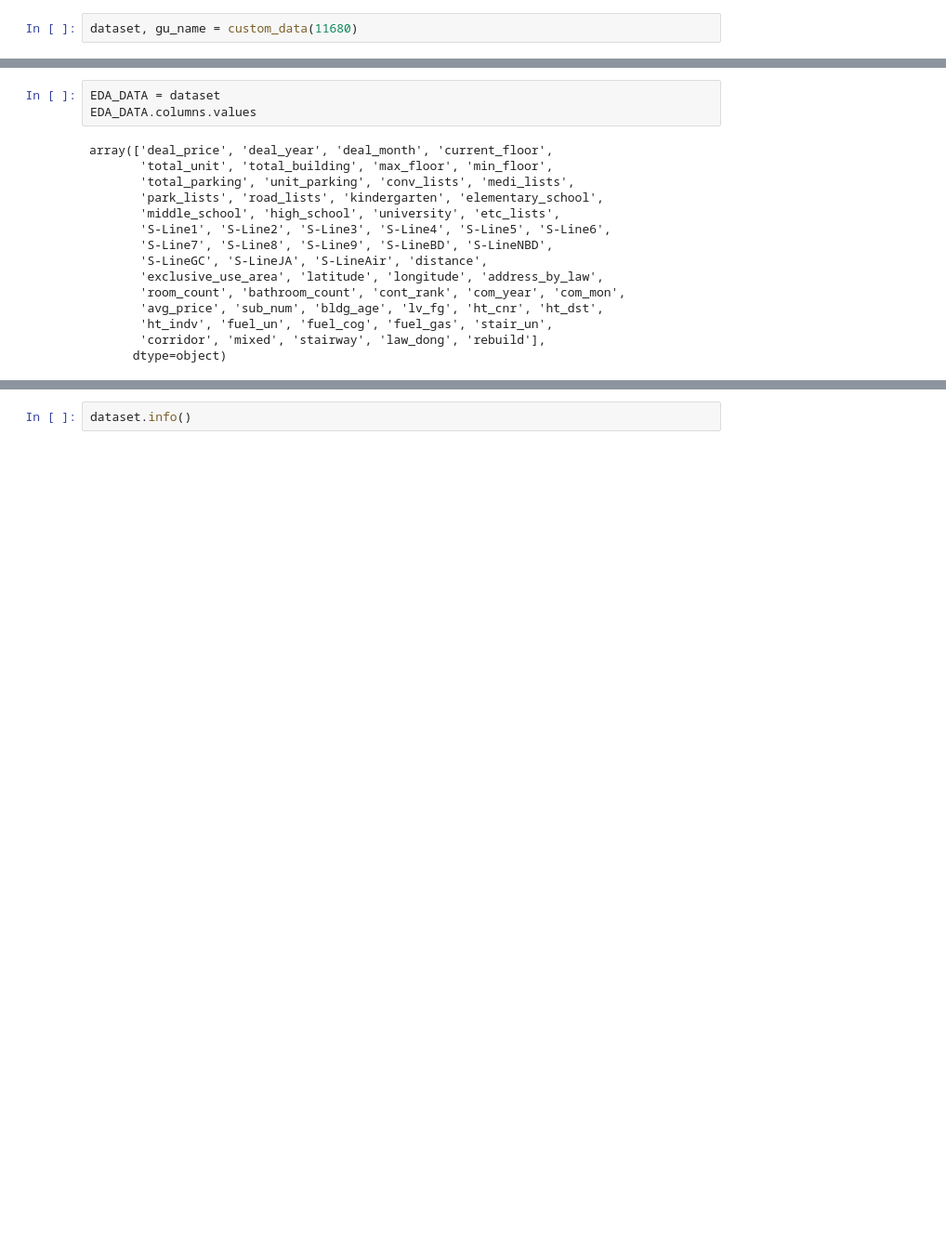
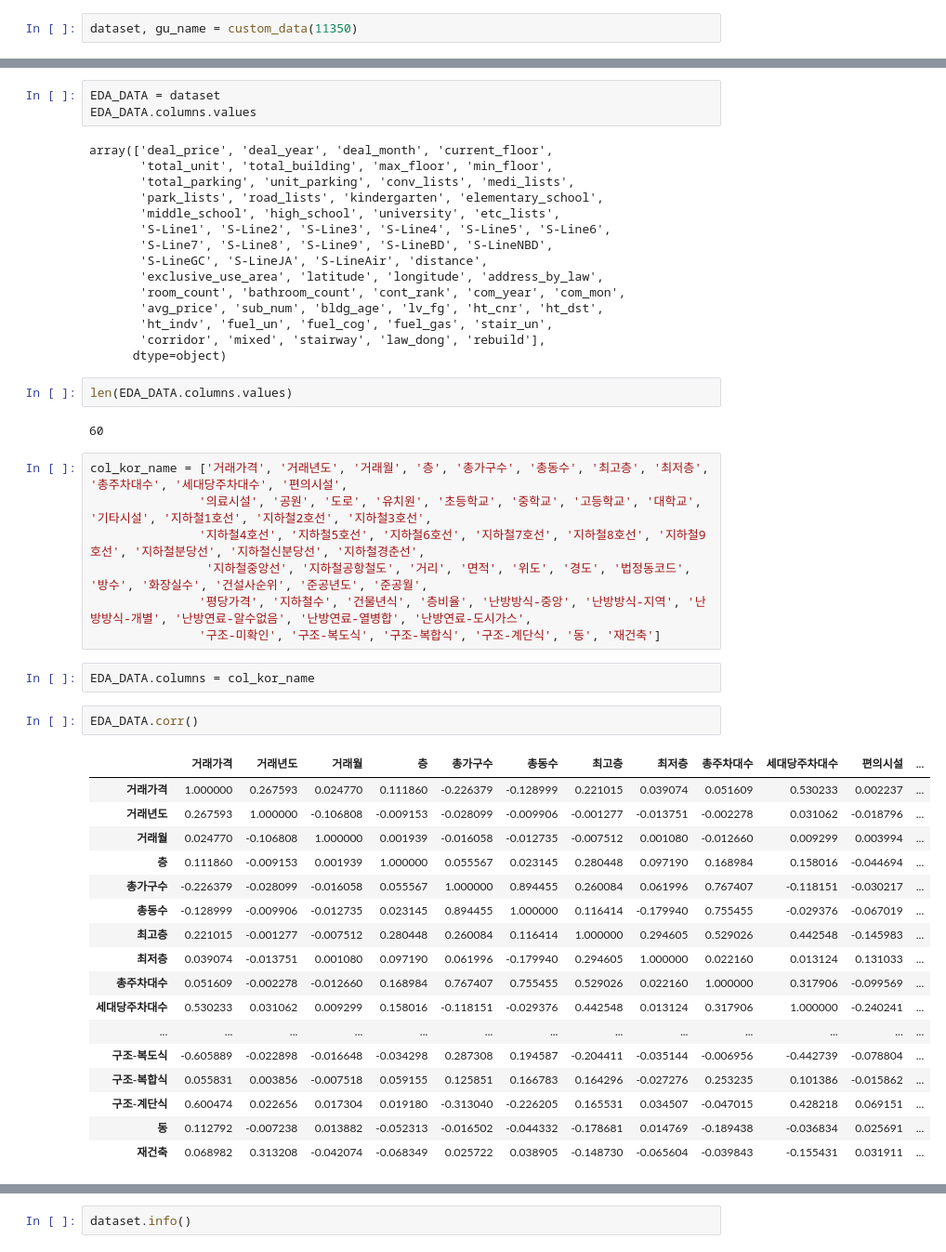
Before and after one commit to tax-k/KB_price_crawling, a Jupyter notebook: Change Feature & Model & EDA.ipynb, the cells around one changed output, grey strips where cells are left out. Shown at 93% size. Drawn from its saved outputs; the diff is of its cells as text; blank space fills up the shorter version.

Commit message:
Predict change Data

```diff
--- a/Change Feature & Model & EDA.ipynb
+++ b/Change Feature & Model & EDA.ipynb
@@ -143,7 +170,7 @@ def custom_data(code):
     else:
         return 0
 # %%
-dataset, gu_name = custom_data(11680)
+dataset, gu_name = custom_data(11350)
 # %% [output]
 start year: 2010
 end year: 2018
@@ -174,3 +201,36 @@ array(['deal_price', 'deal_year', 'deal_month', 'current_floor',
        'ht_indv', 'fuel_un', 'fuel_cog', 'fuel_gas', 'stair_un',
        'corridor', 'mixed', 'stairway', 'law_dong', 'rebuild'],
       dtype=object)
+# %%
+len(EDA_DATA.columns.values)
+# %% [output]
+60
+# %%
+col_kor_name = ['거래가격', '거래년도', '거래월', '층', '총가구수', '총동수', '최고층', '최저층', '총주차대수', '세대당주차대수', '편의시설',
+               '의료시설', '공원', '도로', '유치원', '초등학교', '중학교', '고등학교', '대학교', '기타시설', '지하철1호선', '지하철2호선', '지하철3호선',
+               '지하철4호선', '지하철5호선', '지하철6호선', '지하철7호선', '지하철8호선', '지하철9호선', '지하철분당선', '지하철신분당선', '지하철경춘선',
+                '지하철중앙선', '지하철공항철도', '거리', '면적', '위도', '경도', '법정동코드', '방수', '화장실수', '건설사순위', '준공년도', '준공월',
+               '평당가격', '지하철수', '건물년식', '층비율', '난방방식-중앙', '난방방식-지역', '난방방식-개별', '난방연료-알수없음', '난방연료-열병합', '난방연료-도시가스',
+               '구조-미확인', '구조-복도식', '구조-복합식', '구조-계단식', '동', '재건축']
+# %%
+EDA_DATA.columns = col_kor_name
+# %%
+EDA_DATA.corr()
+# %% [output]
+|  | 거래가격 | 거래년도 | 거래월 | 층 | 총가구수 | 총동수 | 최고층 | 최저층 | 총주차대수 | 세대당주차대수 | 편의시설 | ... |
+| 거래가격 | 1.000000 | 0.267593 | 0.024770 | 0.111860 | -0.226379 | -0.128999 | 0.221015 | 0.039074 | 0.051609 | 0.530233 | 0.002237 | ... |
+| 거래년도 | 0.267593 | 1.000000 | -0.106808 | -0.009153 | -0.028099 | -0.009906 | -0.001277 | -0.013751 | -0.002278 | 0.031062 | -0.018796 | ... |
+| 거래월 | 0.024770 | -0.106808 | 1.000000 | 0.001939 | -0.016058 | -0.012735 | -0.007512 | 0.001080 | -0.012660 | 0.009299 | 0.003994 | ... |
+| 층 | 0.111860 | -0.009153 | 0.001939 | 1.000000 | 0.055567 | 0.023145 | 0.280448 | 0.097190 | 0.168984 | 0.158016 | -0.044694 | ... |
+| 총가구수 | -0.226379 | -0.028099 | -0.016058 | 0.055567 | 1.000000 | 0.894455 | 0.260084 | 0.061996 | 0.767407 | -0.118151 | -0.030217 | ... |
+| 총동수 | -0.128999 | -0.009906 | -0.012735 | 0.023145 | 0.894455 | 1.000000 | 0.116414 | -0.179940 | 0.755455 | -0.029376 | -0.067019 | ... |
+| 최고층 | 0.221015 | -0.001277 | -0.007512 | 0.280448 | 0.260084 | 0.116414 | 1.000000 | 0.294605 | 0.529026 | 0.442548 | -0.145983 | ... |
+| 최저층 | 0.039074 | -0.013751 | 0.001080 | 0.097190 | 0.061996 | -0.179940 | 0.294605 | 1.000000 | 0.022160 | 0.013124 | 0.131033 | ... |
+| 총주차대수 | 0.051609 | -0.002278 | -0.012660 | 0.168984 | 0.767407 | 0.755455 | 0.529026 | 0.022160 | 1.000000 | 0.317906 | -0.099569 | ... |
+| 세대당주차대수 | 0.530233 | 0.031062 | 0.009299 | 0.158016 | -0.118151 | -0.029376 | 0.442548 | 0.013124 | 0.317906 | 1.000000 | -0.240241 | ... |
+| ... | ... | ... | ... | ... | ... | ... | ... | ... | ... | ... | ... | ... |
+| 구조-복도식 | -0.605889 | -0.022898 | -0.016648 | -0.034298 | 0.287308 | 0.194587 | -0.204411 | -0.035144 | -0.006956 | -0.442739 | -0.078804 | ... |
+| 구조-복합식 | 0.055831 | 0.003856 | -0.007518 | 0.059155 | 0.125851 | 0.166783 | 0.164296 | -0.027276 | 0.253235 | 0.101386 | -0.015862 | ... |
+| 구조-계단식 | 0.600474 | 0.022656 | 0.017304 | 0.019180 | -0.313040 | -0.226205 | 0.165531 | 0.034507 | -0.047015 | 0.428218 | 0.069151 | ... |
+| 동 | 0.112792 | -0.007238 | 0.013882 | -0.052313 | -0.016502 | -0.044332 | -0.178681 | 0.014769 | -0.189438 | -0.036834 | 0.025691 | ... |
+| 재건축 | 0.068982 | 0.313208 | -0.042074 | -0.068349 | 0.025722 | 0.038905 | -0.148730 | -0.065604 | -0.039843 | -0.155431 | 0.031911 | ... |
```
Also changed, not shown: parts of 15 cells of this notebook.
